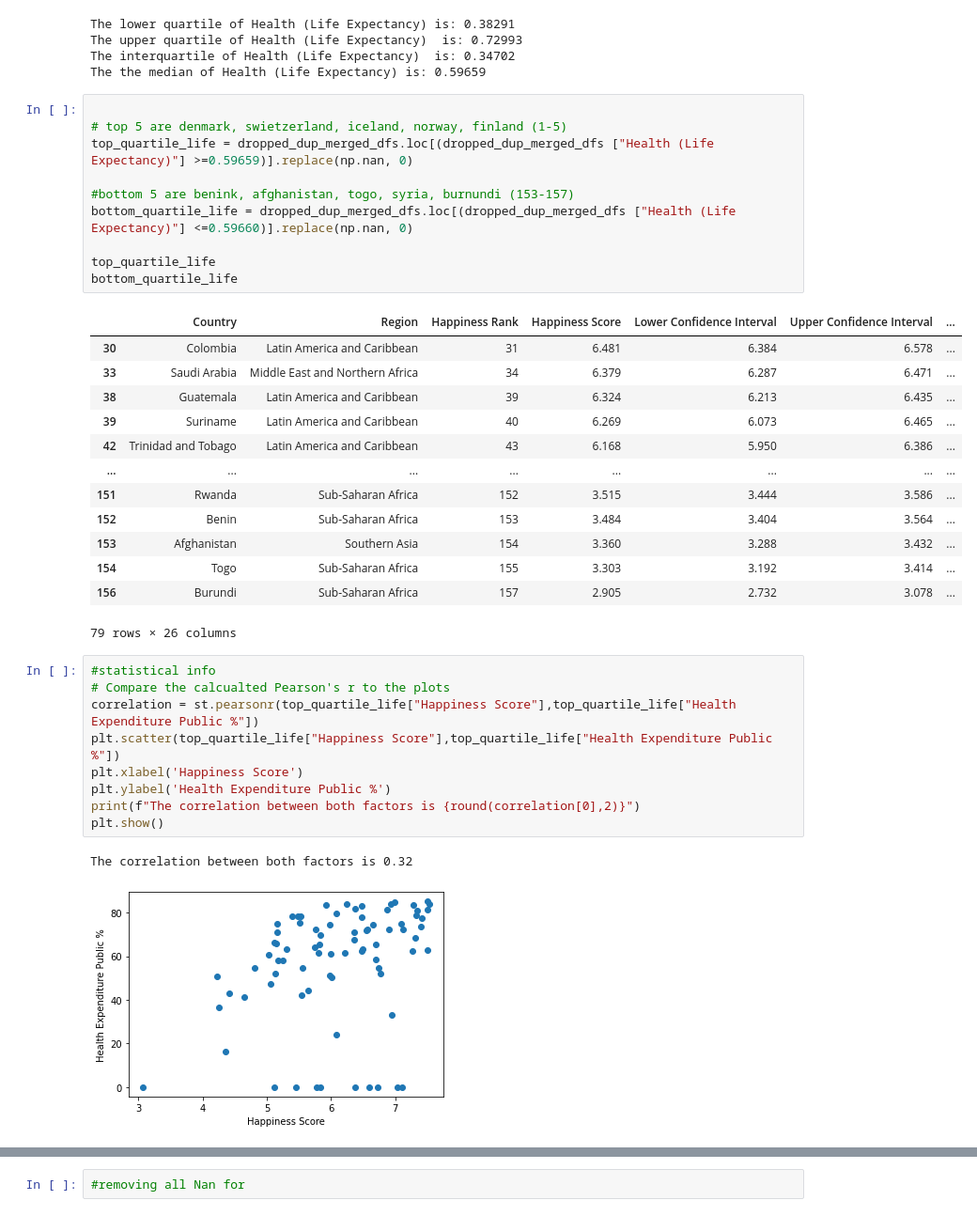
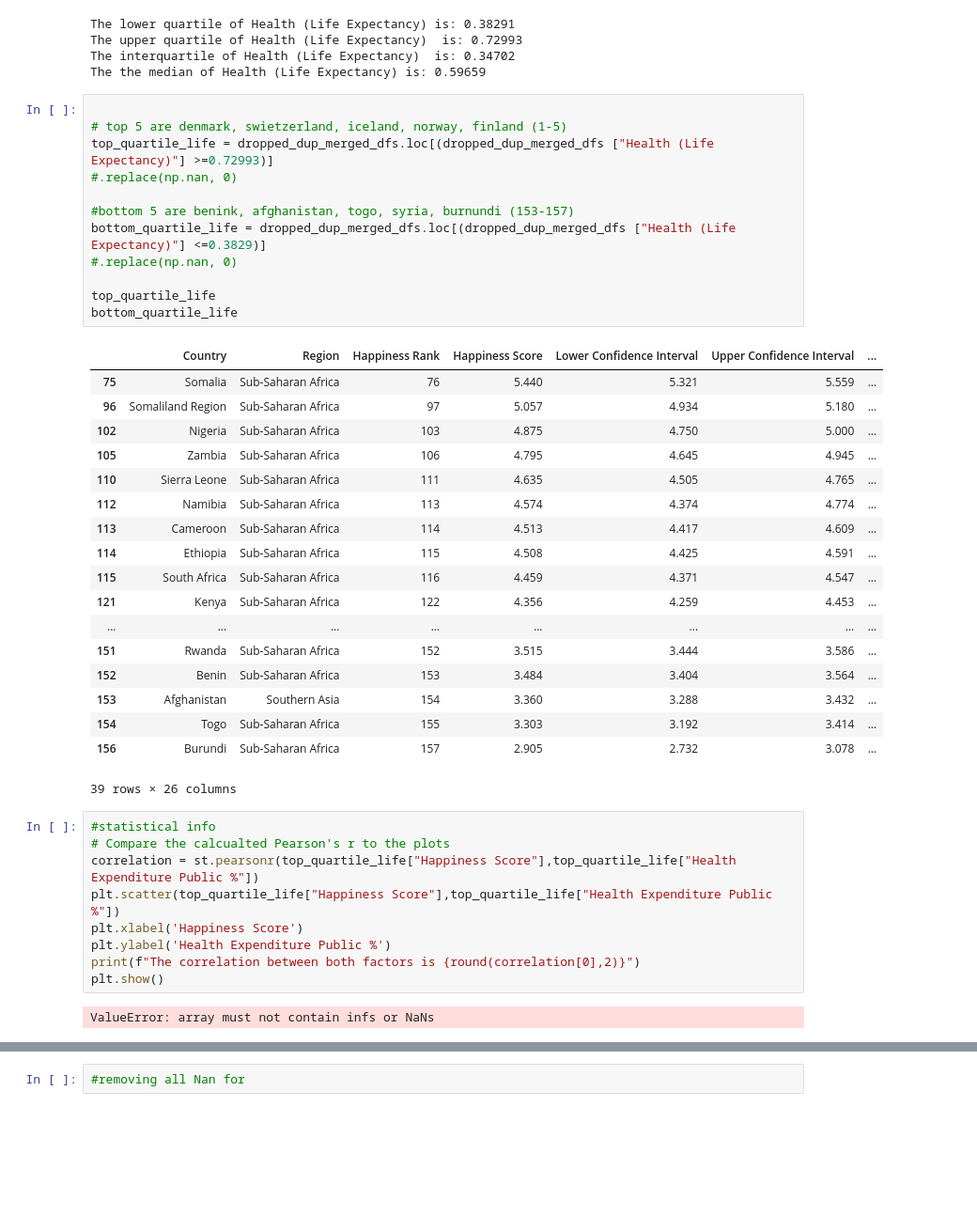
Before and after one commit to conwaykylej/Are_you_Sick_of_It, a Jupyter notebook: main.py.ipynb, the cells around one changed output, grey strips where cells are left out. Shown at 94% size. Drawn from its saved outputs; the diff is of its cells as text; blank space fills up the shorter version.

```diff
--- a/main.py.ipynb
+++ b/main.py.ipynb
@@ -425,27 +427,34 @@ The the median of Health (Life Expectancy) is: 0.59659
 # %%
 
 # top 5 are denmark, swietzerland, iceland, norway, finland (1-5)
-top_quartile_life = dropped_dup_merged_dfs.loc[(dropped_dup_merged_dfs ["Health (Life Expectancy)"] >=0.59659)].replace(np.nan, 0)
+top_quartile_life = dropped_dup_merged_dfs.loc[(dropped_dup_merged_dfs ["Health (Life Expectancy)"] >=0.72993)]
+#.replace(np.nan, 0)
 
 #bottom 5 are benink, afghanistan, togo, syria, burnundi (153-157)
-bottom_quartile_life = dropped_dup_merged_dfs.loc[(dropped_dup_merged_dfs ["Health (Life Expectancy)"] <=0.59660)].replace(np.nan, 0)
+bottom_quartile_life = dropped_dup_merged_dfs.loc[(dropped_dup_merged_dfs ["Health (Life Expectancy)"] <=0.3829)]
+#.replace(np.nan, 0)
 
 top_quartile_life
 bottom_quartile_life
 # %% [output]
 |  | Country | Region | Happiness Rank | Happiness Score | Lower Confidence Interval | Upper Confidence Interval | ... |
-| 30 | Colombia | Latin America and Caribbean | 31 | 6.481 | 6.384 | 6.578 | ... |
-| 33 | Saudi Arabia | Middle East and Northern Africa | 34 | 6.379 | 6.287 | 6.471 | ... |
-| 38 | Guatemala | Latin America and Caribbean | 39 | 6.324 | 6.213 | 6.435 | ... |
-| 39 | Suriname | Latin America and Caribbean | 40 | 6.269 | 6.073 | 6.465 | ... |
-| 42 | Trinidad and Tobago | Latin America and Caribbean | 43 | 6.168 | 5.950 | 6.386 | ... |
+| 75 | Somalia | Sub-Saharan Africa | 76 | 5.440 | 5.321 | 5.559 | ... |
+| 96 | Somaliland Region | Sub-Saharan Africa | 97 | 5.057 | 4.934 | 5.180 | ... |
+| 102 | Nigeria | Sub-Saharan Africa | 103 | 4.875 | 4.750 | 5.000 | ... |
+| 105 | Zambia | Sub-Saharan Africa | 106 | 4.795 | 4.645 | 4.945 | ... |
+| 110 | Sierra Leone | Sub-Saharan Africa | 111 | 4.635 | 4.505 | 4.765 | ... |
+| 112 | Namibia | Sub-Saharan Africa | 113 | 4.574 | 4.374 | 4.774 | ... |
+| 113 | Cameroon | Sub-Saharan Africa | 114 | 4.513 | 4.417 | 4.609 | ... |
+| 114 | Ethiopia | Sub-Saharan Africa | 115 | 4.508 | 4.425 | 4.591 | ... |
+| 115 | South Africa | Sub-Saharan Africa | 116 | 4.459 | 4.371 | 4.547 | ... |
+| 121 | Kenya | Sub-Saharan Africa | 122 | 4.356 | 4.259 | 4.453 | ... |
 | ... | ... | ... | ... | ... | ... | ... | ... |
 | 151 | Rwanda | Sub-Saharan Africa | 152 | 3.515 | 3.444 | 3.586 | ... |
 | 152 | Benin | Sub-Saharan Africa | 153 | 3.484 | 3.404 | 3.564 | ... |
 | 153 | Afghanistan | Southern Asia | 154 | 3.360 | 3.288 | 3.432 | ... |
 | 154 | Togo | Sub-Saharan Africa | 155 | 3.303 | 3.192 | 3.414 | ... |
 | 156 | Burundi | Sub-Saharan Africa | 157 | 2.905 | 2.732 | 3.078 | ... |
-79 rows × 26 columns
+39 rows × 26 columns
 # %%
 #statistical info
 # Compare the calcualted Pearson's r to the plots
@@ -456,8 +465,7 @@ plt.ylabel('Health Expenditure Public %')
 print(f"The correlation between both factors is {round(correlation[0],2)}")
 plt.show()
 # %% [output]
-The correlation between both factors is 0.32
+ValueError: array must not contain infs or NaNs
-[figure, removed]
 # %%
 correlation = st.pearsonr(top_quartile_life["Happiness Score"],top_quartile_life["Physicians per 1000"])
 plt.scatter(top_quartile_life["Happiness Score"],top_quartile_life["Physicians per 1000"])
```
Also changed, not shown: parts of 20 cells of this notebook.
